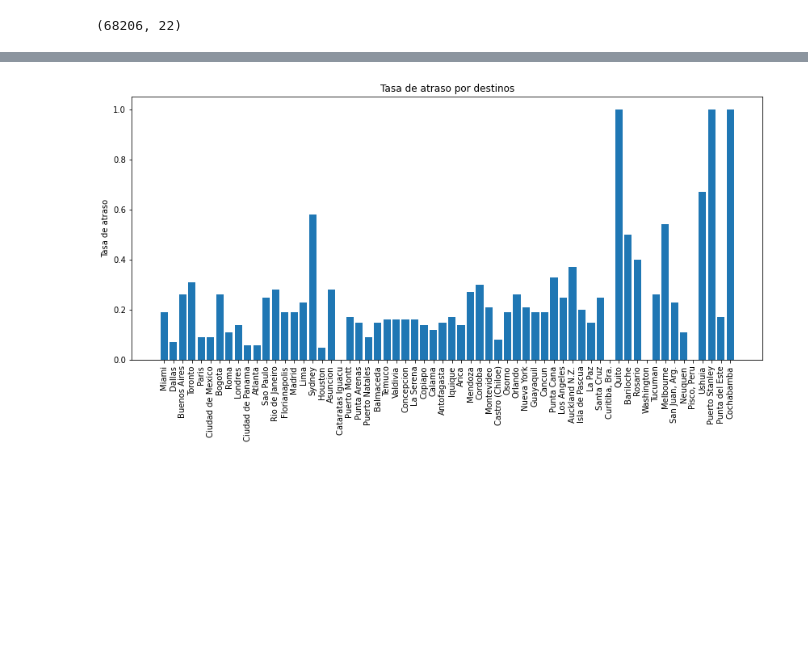
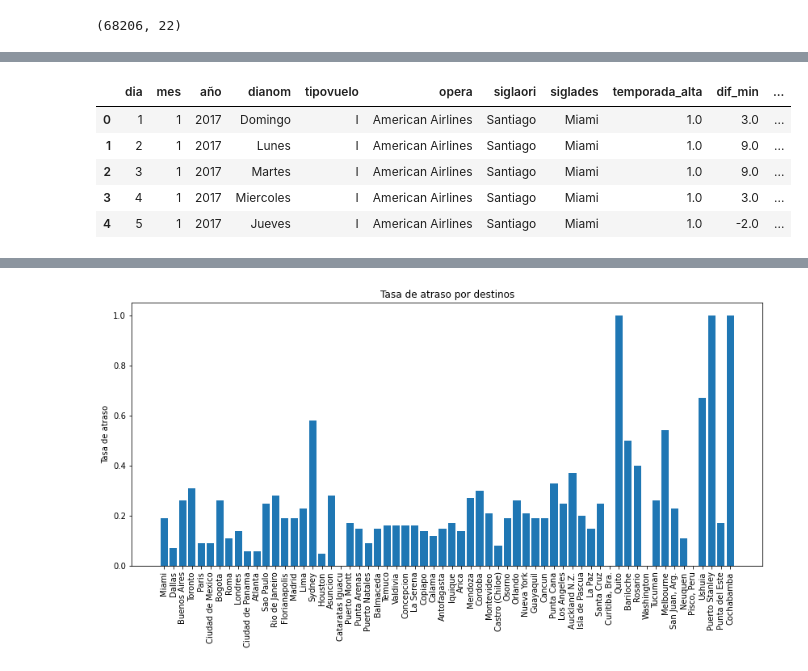
Before and after one commit to obritolillo/desafio_latam, a Jupyter notebook: solution.ipynb, the cells around one changed output, grey strips where cells are left out. Drawn from its saved outputs; the diff is of its cells as text; code cells hidden in the pictures; blank space fills up the shorter version.

```diff
--- a/solution.ipynb
+++ b/solution.ipynb
@@ -106,0 +92,10 @@ df_latam[df_latam.columns[10:]]
+# %%
+nuevo_df_latam = df_latam[df_latam.columns[10:]]
+nuevo_df_latam.head()
+# %% [output]
+|  | dia | mes | año | dianom | tipovuelo | opera | siglaori | siglades | temporada_alta | dif_min | ... |
+| 0 | 1 | 1 | 2017 | Domingo | I | American Airlines | Santiago | Miami | 1.0 | 3.0 | ... |
+| 1 | 2 | 1 | 2017 | Lunes | I | American Airlines | Santiago | Miami | 1.0 | 9.0 | ... |
+| 2 | 3 | 1 | 2017 | Martes | I | American Airlines | Santiago | Miami | 1.0 | 9.0 | ... |
+| 3 | 4 | 1 | 2017 | Miercoles | I | American Airlines | Santiago | Miami | 1.0 | 3.0 | ... |
+| 4 | 5 | 1 | 2017 | Jueves | I | American Airlines | Santiago | Miami | 1.0 | -2.0 | ... |
```
Also changed, not shown: parts of 30 cells of this notebook, 2 other files.
